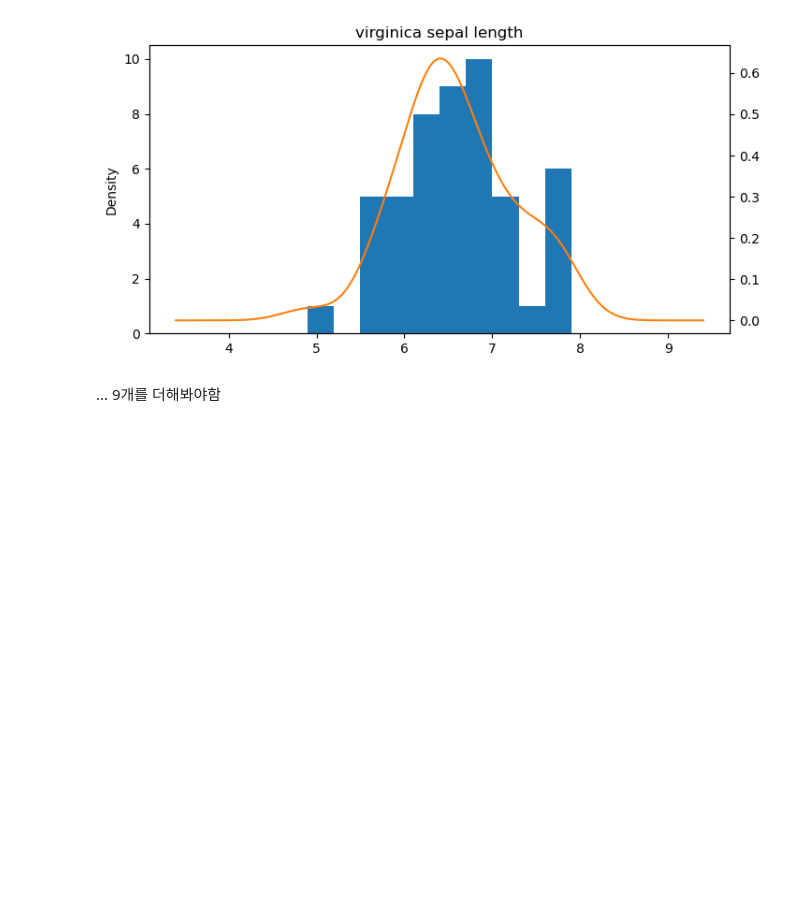
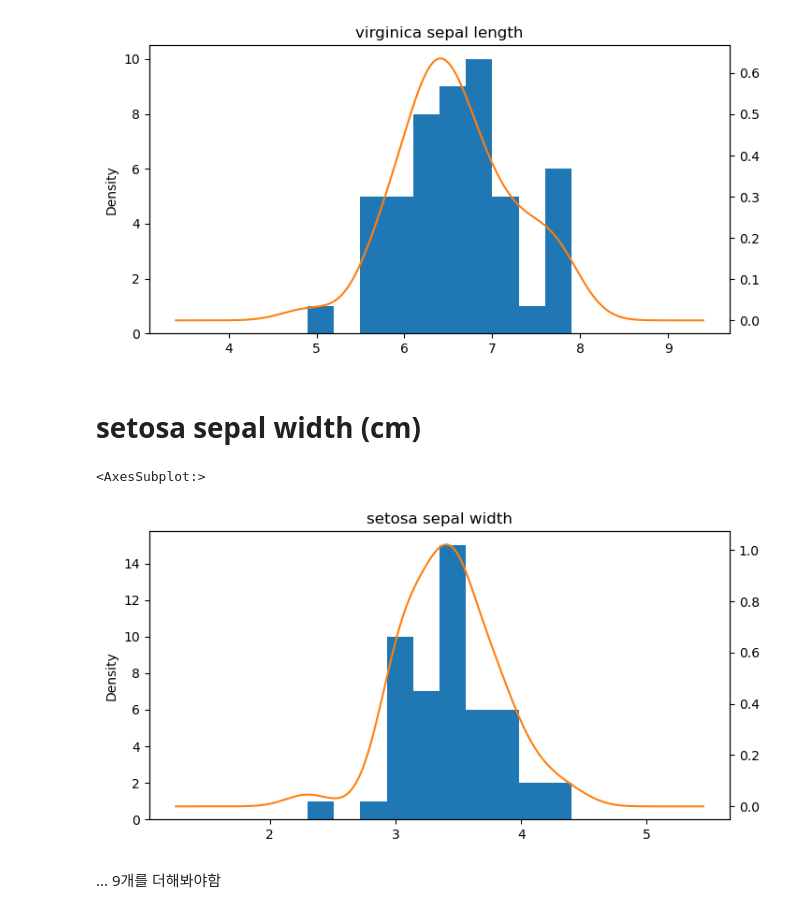
Before and after one commit to u8yes/AI, a Jupyter notebook: src/chap02/05-1_Gaussian_naive_bayes.ipynb, the cells around one changed output. Saved outputs shown, nothing was run; the diff lists cells and outputs as text; code cells hidden in the pictures; blank space fills up the shorter version.

```diff
--- a/src/chap02/05-1_Gaussian_naive_bayes.ipynb
+++ b/src/chap02/05-1_Gaussian_naive_bayes.ipynb
@@ -90,6 +90,15 @@ virginica_df['sepal length (cm)'].plot(kind='kde', ax=ax, secondary_y=True, titl
 # %% [output]
 <AxesSubplot:>
 [figure]
+# %% [markdown]
+# setosa sepal width (cm)
+# %%
+ax = setosa_df['sepal width (cm)'].plot(kind='hist')
+setosa_df['sepal width (cm)'].plot(kind='kde', ax=ax, secondary_y=True, title='setosa sepal width', figsize=(8,4))
+# kde - 표준밀도의 형태로 출력 # ax 추가 식별값 # secondary_y - y축에 표시를 할 건지 말 건지 셋팅
+# %% [output]
+<AxesSubplot:>
+[figure, added]
 # %% [markdown]
 ... 9개를 더해봐야함
 # %% [markdown]
```
Also changed, not shown: parts of 4 cells of this notebook.
